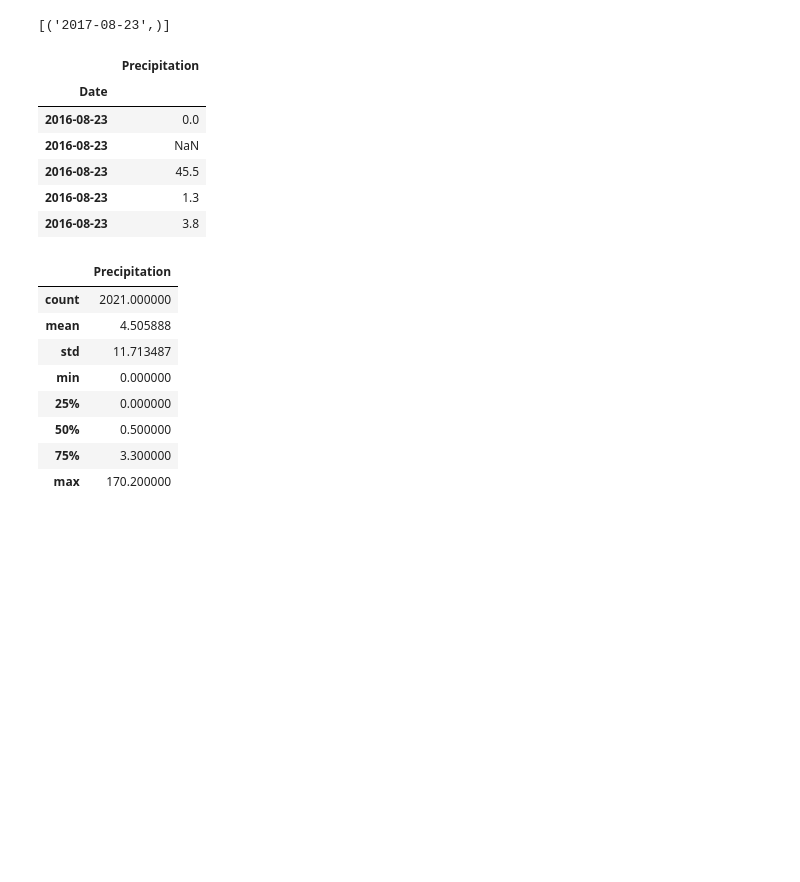
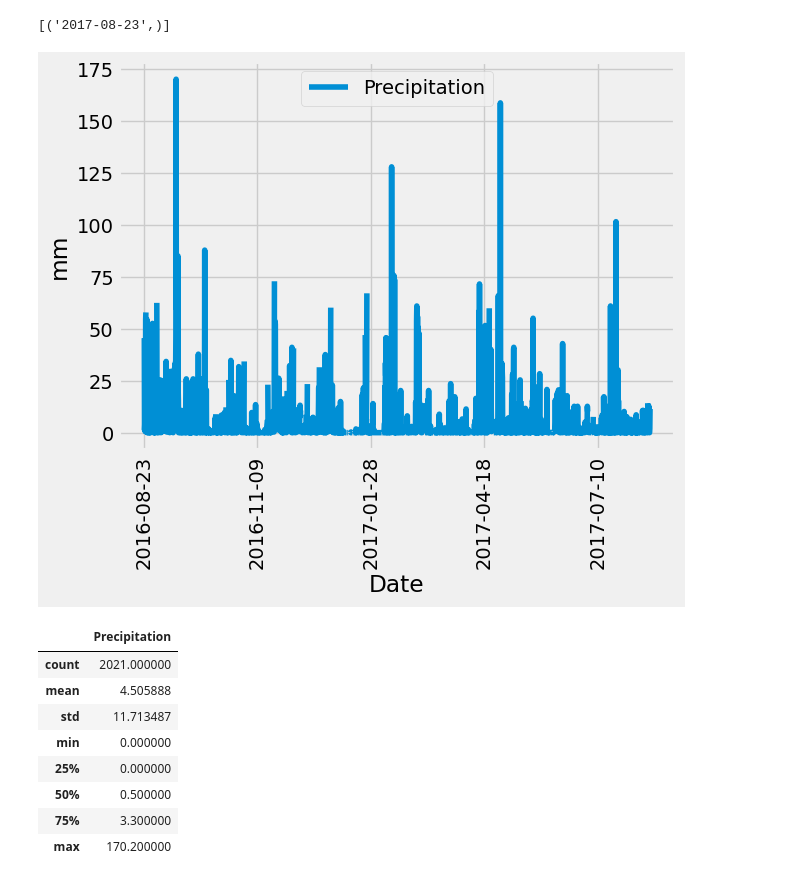
Before and after one commit to evpenguin/sqlalchemy-challenge, a Jupyter notebook: SurfsUp/climate_analysis.ipynb, the cells around one changed output. Saved outputs shown, nothing was run; the diff lists cells and outputs as text; code cells hidden in the pictures; blank space fills up the shorter version.

Commit message:
Part 1 complete with graphs

```diff
--- a/SurfsUp/climate_analysis.ipynb
+++ b/SurfsUp/climate_analysis.ipynb
@@ -39,24 +46,22 @@ print(latest_date)
 # %% [output]
 [('2017-08-23',)]
 # %%
+#query the previous 12 months of measurement data
 prev_12_prcp = session.query(Measurement.date, Measurement.prcp).\
     filter(func.strftime(Measurement.date) >= "2016-08-23").all()
 
+#covert previous query to dataframe
 prev_12_prcp_df = pd.DataFrame(prev_12_prcp, columns=['Date', 'Precipitation'])
 
+#sort datsaframe by date
 prev_12_prcp_df.sort_values(by='Date', inplace = True)
 prev_12_prcp_df.set_index('Date', inplace = True)
-prev_12_prcp_df.head()
 
-#prev_12_prcp_df.plot.bar()
-#plt.tight_layout()
-#plt.show()
+#create plot
+prev_12_prcp_df.plot()
+plt.ylabel('mm')
+plt.xticks(horizontalalignment='center', rotation=90)
+plt.show()
 # %% [output]
-|  | Precipitation |
-| Date |  |
-| 2016-08-23 | 0.0 |
-| 2016-08-23 | NaN |
-| 2016-08-23 | 45.5 |
-| 2016-08-23 | 1.3 |
-| 2016-08-23 | 3.8 |
+[figure, added]
 # %%
```
Also changed, not shown: parts of 12 cells of this notebook.
